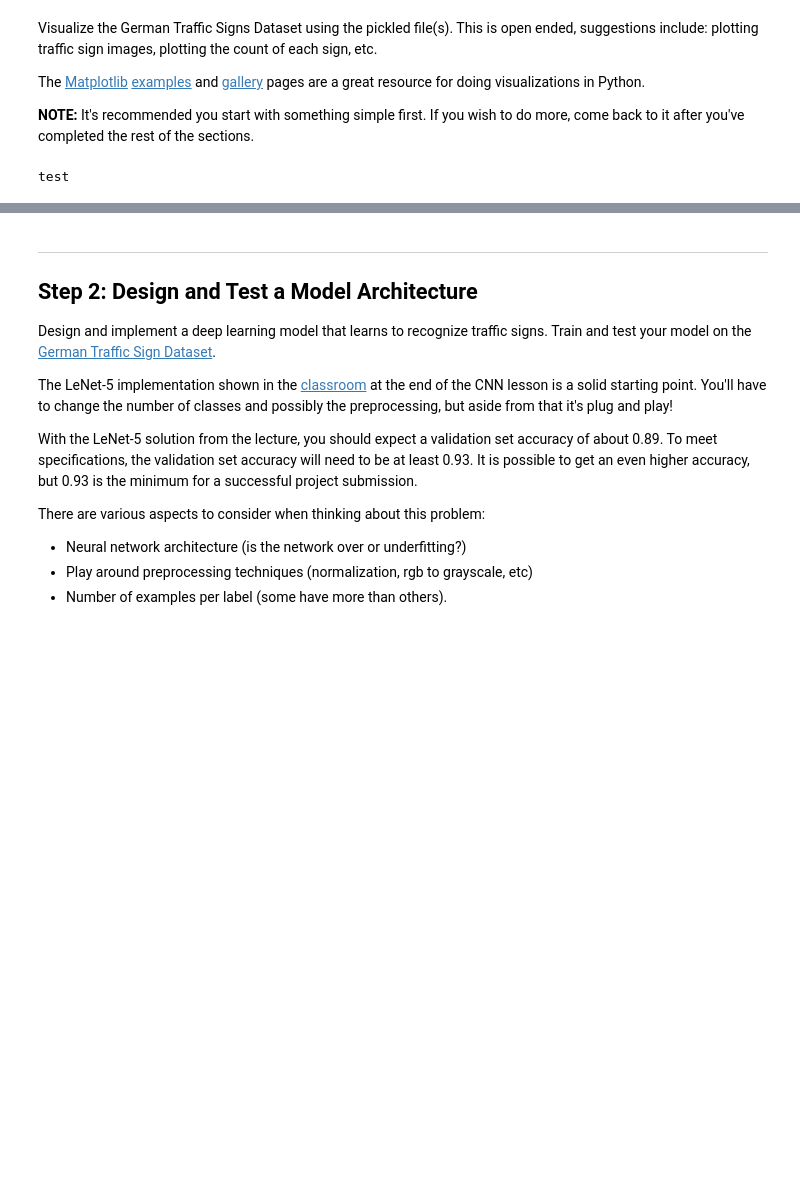
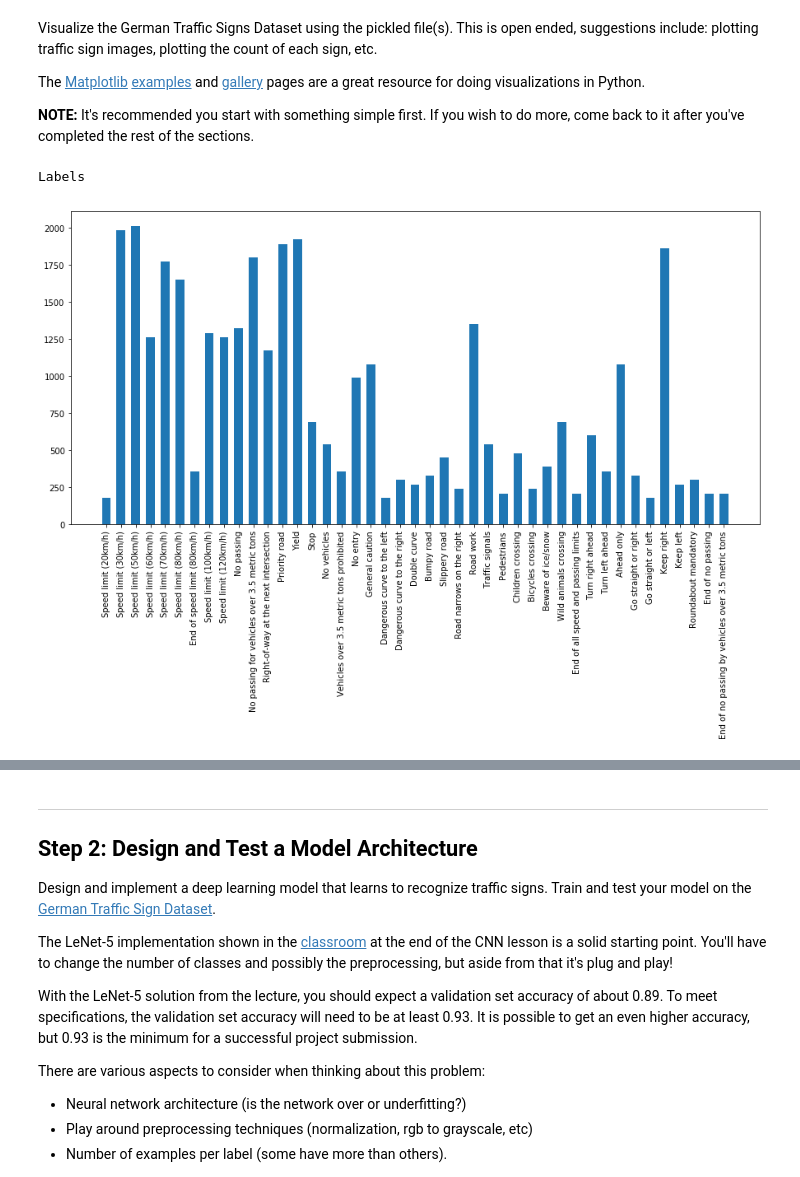
Before and after one commit to vinaykumarhs2020/CarND-Traffic-Sign-Classifier-Project, a Jupyter notebook: Traffic_Sign_Classifier.ipynb, the cells around one changed output, grey strips where cells are left out. Drawn from its saved outputs; the diff is of its cells as text; code cells hidden in the pictures; blank space fills up the shorter version.

```diff
--- a/Traffic_Sign_Classifier.ipynb
+++ b/Traffic_Sign_Classifier.ipynb
@@ -94,12 +94,11 @@ import matplotlib.pyplot as plt
 # Visualizations will be shown in the notebook.
 %matplotlib inline
 # %%
+# Load the labels from csv file into a dict
 import csv
-print('test')
 signnames='signnames.csv'
-with open(signnames,'rb') as csvfile:
-    _reader=csv.reader(csvfile, delimiter=",")
+csvlabels=[]
+with open(signnames,'r') as csvfile:
+    _reader=csv.DictReader(csvfile, delimiter=",")
     for row in _reader:
-        print(row)
+        csvlabels.append(row['SignName'])
-# %% [output]
-test
@@ -105,0 +107,9 @@ test
+# %%
+hist,edges=np.histogram(y_train,bins=n_classes)
+fig=plt.figure(figsize=(15,7))
+plt.bar(np.arange(n_classes),hist,width=0.6)
+plt.xticks(np.arange(n_classes),csvlabels,rotation='vertical')
+print("Labels")
+# %% [output]
+Labels
+[figure, added]
```
Also changed, not shown: parts of 12 cells of this notebook.
